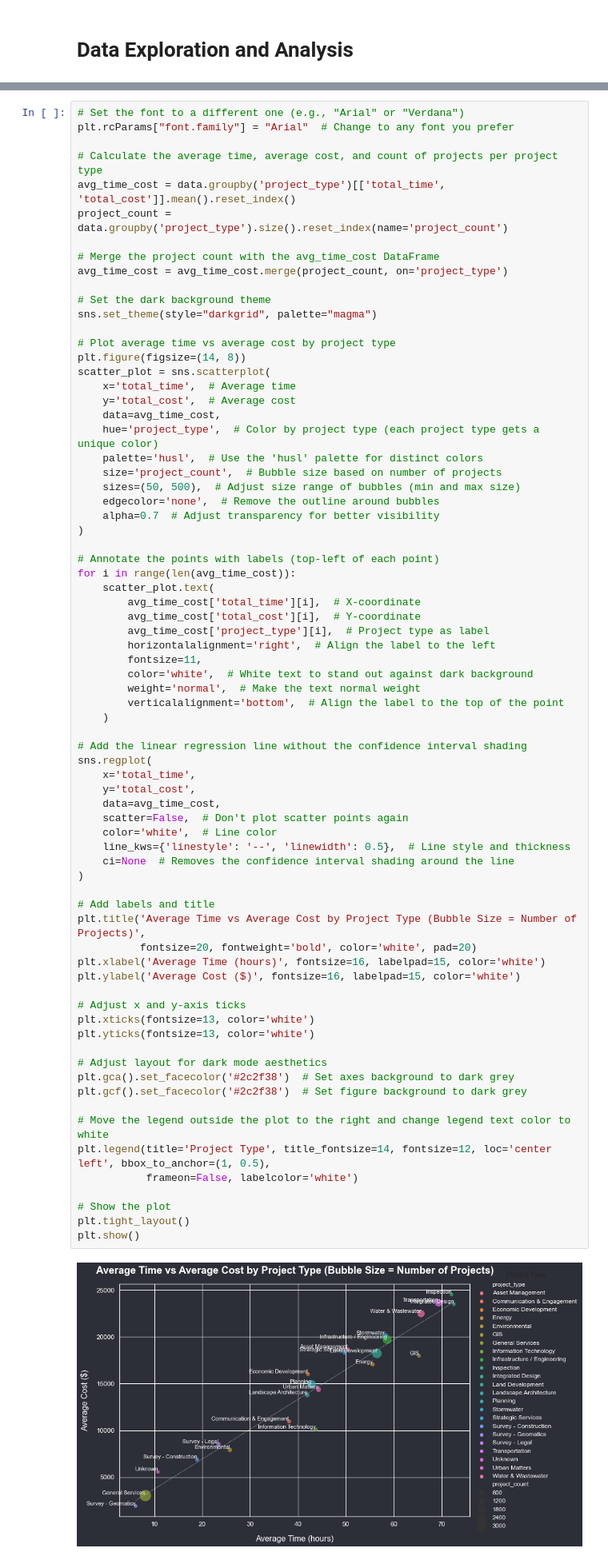
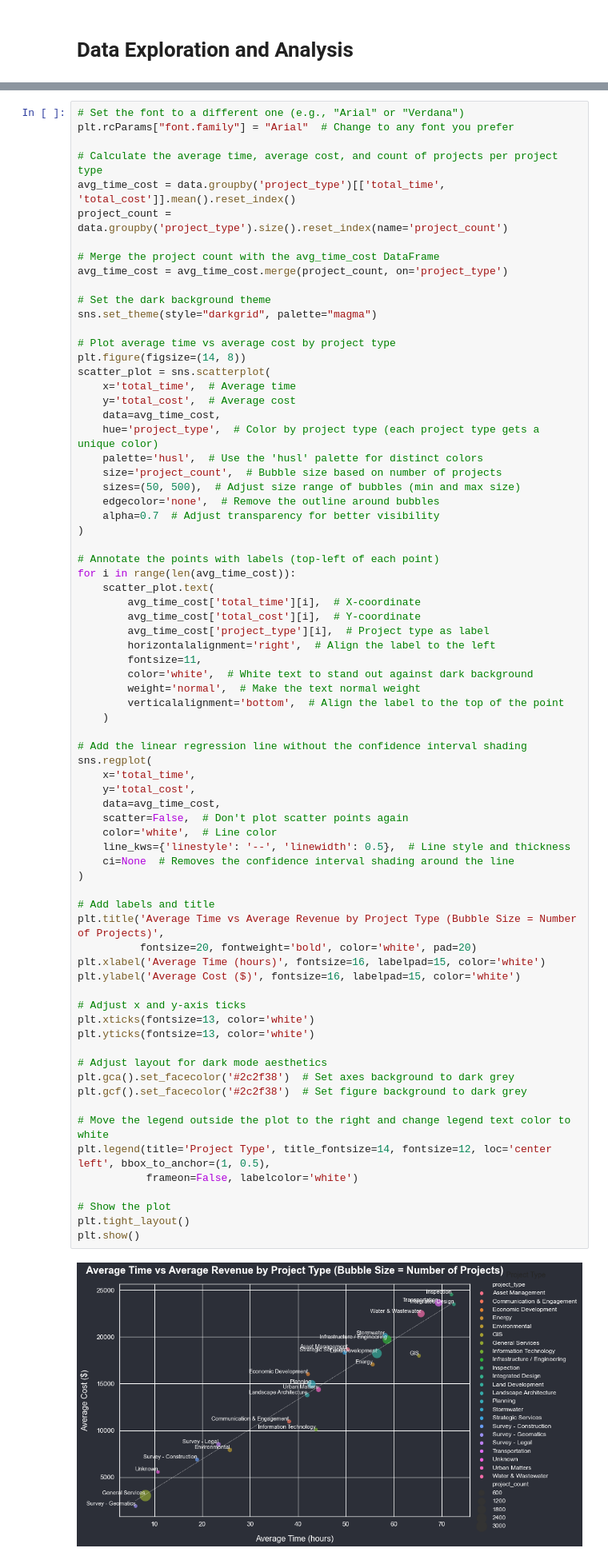
Before and after one commit to Carl0s4321/company-ML, a Jupyter notebook: model-checkpoint.ipynb, the cells around one changed output, grey strips where cells are left out. Shown: that part at 80% size. Drawn from its saved outputs; the diff is of its cells as text.

```diff
--- a/model-checkpoint.ipynb
+++ b/model-checkpoint.ipynb
@@ -312,35 +314,35 @@ sns.regplot(
     x='total_time',
     y='total_cost',
     data=avg_time_cost,
     scatter=False,  # Don't plot scatter points again
     color='white',  # Line color
     line_kws={'linestyle': '--', 'linewidth': 0.5},  # Line style and thickness
     ci=None  # Removes the confidence interval shading around the line
 )
 
 # Add labels and title
-plt.title('Average Time vs Average Cost by Project Type (Bubble Size = Number of Projects)',
+plt.title('Average Time vs Average Revenue by Project Type (Bubble Size = Number of Projects)',
           fontsize=20, fontweight='bold', color='white', pad=20)
 plt.xlabel('Average Time (hours)', fontsize=16, labelpad=15, color='white')
 plt.ylabel('Average Cost ($)', fontsize=16, labelpad=15, color='white')
 
 # Adjust x and y-axis ticks
 plt.xticks(fontsize=13, color='white')
 plt.yticks(fontsize=13, color='white')
 
 # Adjust layout for dark mode aesthetics
 plt.gca().set_facecolor('#2c2f38')  # Set axes background to dark grey
 plt.gcf().set_facecolor('#2c2f38')  # Set figure background to dark grey
 
 # Move the legend outside the plot to the right and change legend text color to white
 plt.legend(title='Project Type', title_fontsize=14, fontsize=12, loc='center left', bbox_to_anchor=(1, 0.5),
            frameon=False, labelcolor='white')
 
 # Show the plot
 plt.tight_layout()
 plt.show()
 # %% [output]
-[figure, old version]
+[figure, new version]
 # %% [markdown]
 # Model Training
 # %% [markdown]
```
Also changed, not shown: parts of 6 cells of this notebook.
